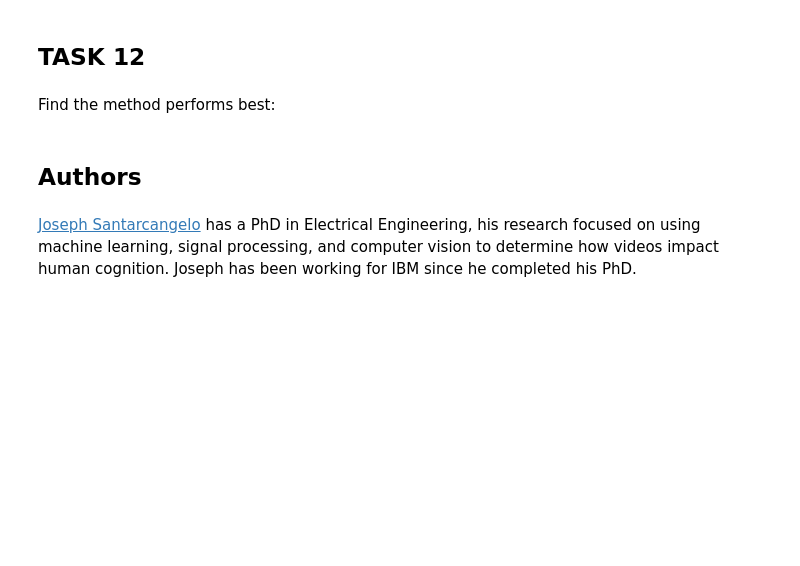
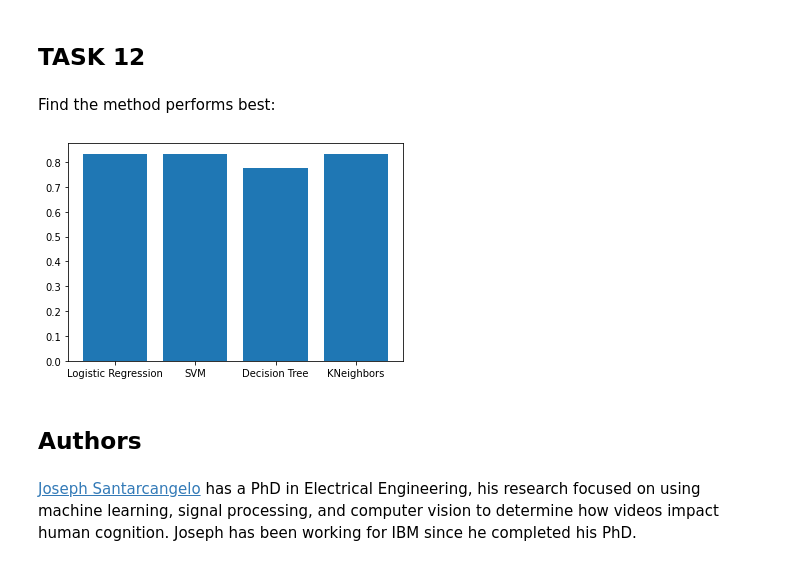
Before and after one commit to IhsanGunay/capstone, a Jupyter notebook: 7-model-data.ipynb, the cells around one changed output. Cells and saved outputs as stored; diff of their text form; code cells hidden in the pictures; blank space fills up the shorter version.

```diff
--- a/7-model-data.ipynb
+++ b/7-model-data.ipynb
@@ -263,6 +263,21 @@ plot_confusion_matrix(Y_test, yhat)
 ## TASK  12
 # %% [markdown]
 Find the method performs best:
+# %%
+import matplotlib.pyplot as plot
+
+plot.bar(['Logistic Regression',
+          'SVM',
+          'Decision Tree',
+          'KNeighbors'],
+        [logreg_cv.score(X_test, Y_test),
+          svm_cv.score(X_test, Y_test),
+          tree_cv.score(X_test, Y_test),
+          knn_cv.score(X_test, Y_test)])
+
+plot.show()
+# %% [output]
+[figure, added]
 # %% [markdown]
 ## Authors
 # %% [markdown]
```
Also changed, not shown: parts of 1 cell of this notebook, 11 other files.
